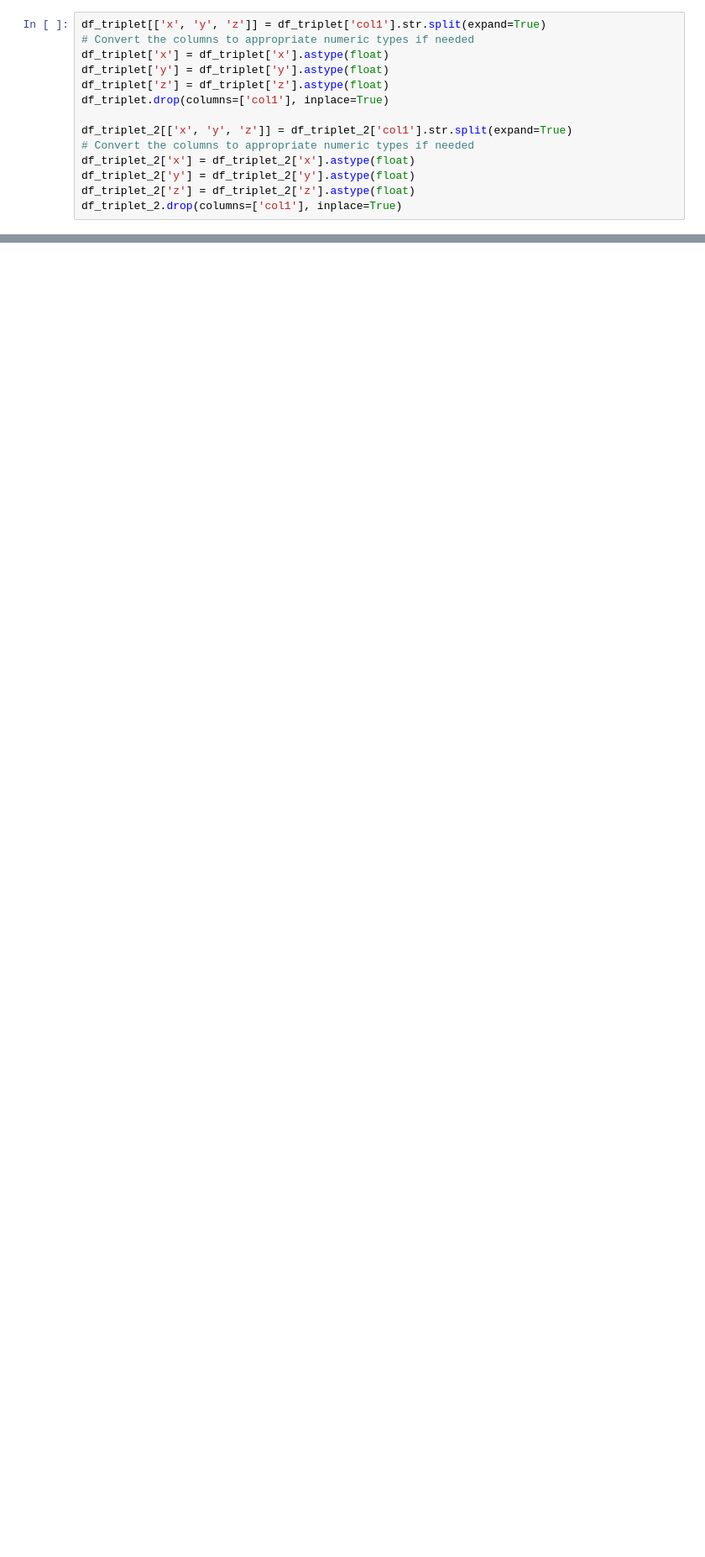
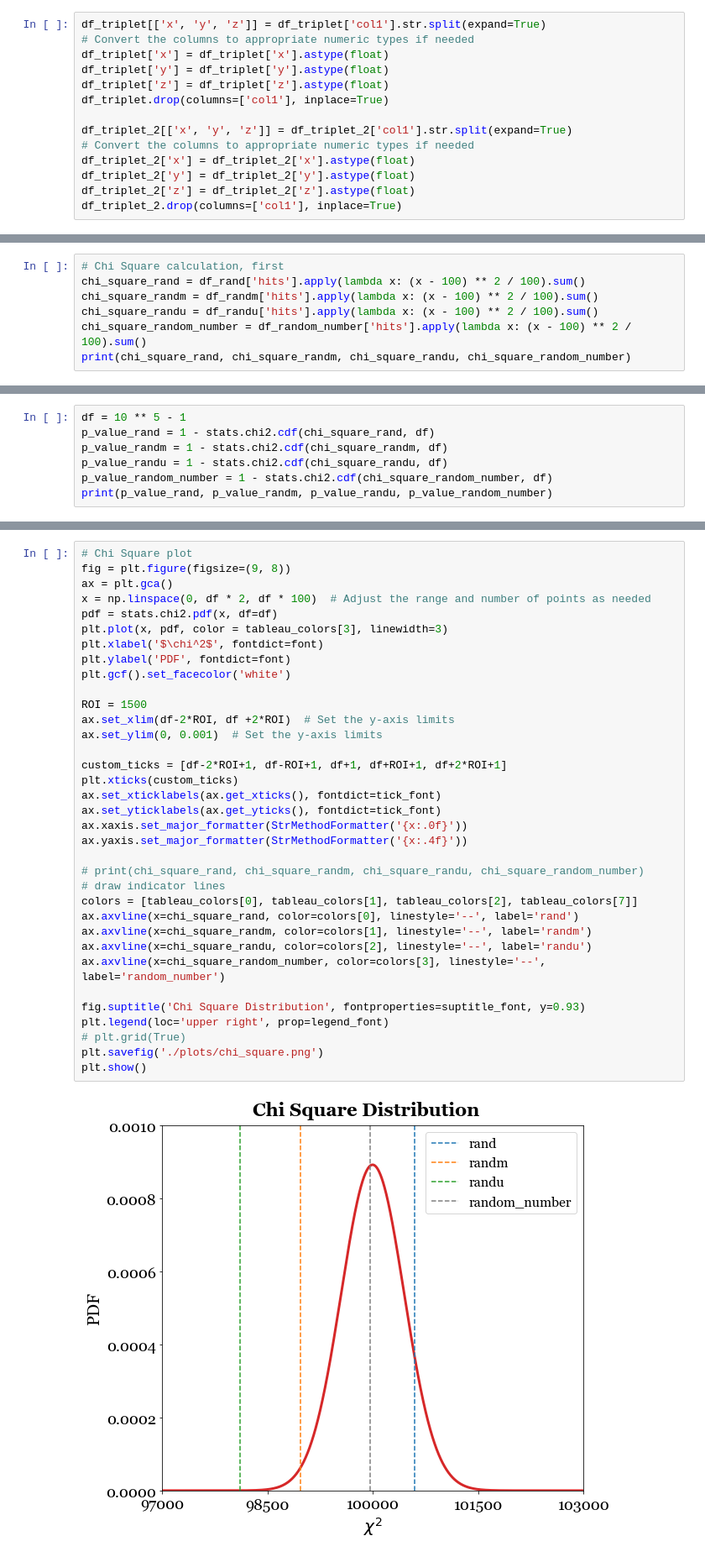
Before and after one commit to chew-in/computational_physics, a Jupyter notebook: RNG/RNG_analysis.ipynb, the cells around one changed output, grey strips where cells are left out. Shown at 84% size. Saved outputs shown, nothing was run; the diff lists cells and outputs as text; blank space fills up the shorter version.

```diff
--- a/RNG/RNG_analysis.ipynb
+++ b/RNG/RNG_analysis.ipynb
@@ -449,0 +454,7 @@ plt.show()
+# %%
+# Chi Square calculation, first
+chi_square_rand = df_rand['hits'].apply(lambda x: (x - 100) ** 2 / 100).sum()
+chi_square_randm = df_randm['hits'].apply(lambda x: (x - 100) ** 2 / 100).sum()
+chi_square_randu = df_randu['hits'].apply(lambda x: (x - 100) ** 2 / 100).sum()
+chi_square_random_number = df_random_number['hits'].apply(lambda x: (x - 100) ** 2 / 100).sum()
+print(chi_square_rand, chi_square_randm, chi_square_randu, chi_square_random_number)
@@ -449,0 +463,7 @@ plt.show()
+# %%
+df = 10 ** 5 - 1
+p_value_rand = 1 - stats.chi2.cdf(chi_square_rand, df)
+p_value_randm = 1 - stats.chi2.cdf(chi_square_randm, df)
+p_value_randu = 1 - stats.chi2.cdf(chi_square_randu, df)
+p_value_random_number = 1 - stats.chi2.cdf(chi_square_random_number, df)
+print(p_value_rand, p_value_randm, p_value_randu, p_value_random_number)
@@ -449,0 +472,37 @@ plt.show()
+# %%
+# Chi Square plot
+fig = plt.figure(figsize=(9, 8))
+ax = plt.gca()
+x = np.linspace(0, df * 2, df * 100)  # Adjust the range and number of points as needed
+pdf = stats.chi2.pdf(x, df=df)
+plt.plot(x, pdf, color = tableau_colors[3], linewidth=3)
+plt.xlabel('$\chi^2$', fontdict=font)
+plt.ylabel('PDF', fontdict=font)
+plt.gcf().set_facecolor('white')
+
+ROI = 1500
+ax.set_xlim(df-2*ROI, df +2*ROI)  # Set the y-axis limits
+ax.set_ylim(0, 0.001)  # Set the y-axis limits
+
+custom_ticks = [df-2*ROI+1, df-ROI+1, df+1, df+ROI+1, df+2*ROI+1]
+plt.xticks(custom_ticks)
+ax.set_xticklabels(ax.get_xticks(), fontdict=tick_font)
+ax.set_yticklabels(ax.get_yticks(), fontdict=tick_font)
+ax.xaxis.set_major_formatter(StrMethodFormatter('{x:.0f}'))
+ax.yaxis.set_major_formatter(StrMethodFormatter('{x:.4f}'))
+
+# print(chi_square_rand, chi_square_randm, chi_square_randu, chi_square_random_number)
+# draw indicator lines
+colors = [tableau_colors[0], tableau_colors[1], tableau_colors[2], tableau_colors[7]]
+ax.axvline(x=chi_square_rand, color=colors[0], linestyle='--', label='rand')
+ax.axvline(x=chi_square_randm, color=colors[1], linestyle='--', label='randm')
+ax.axvline(x=chi_square_randu, color=colors[2], linestyle='--', label='randu')
+ax.axvline(x=chi_square_random_number, color=colors[3], linestyle='--', label='random_number')
+
+fig.suptitle('Chi Square Distribution', fontproperties=suptitle_font, y=0.93)
+plt.legend(loc='upper right', prop=legend_font)
+# plt.grid(True)
+plt.savefig('./plots/chi_square.png')
+plt.show()
+# %% [output]
+[figure, added]
```
Also changed, not shown: parts of 20 cells of this notebook, 8 other files.
